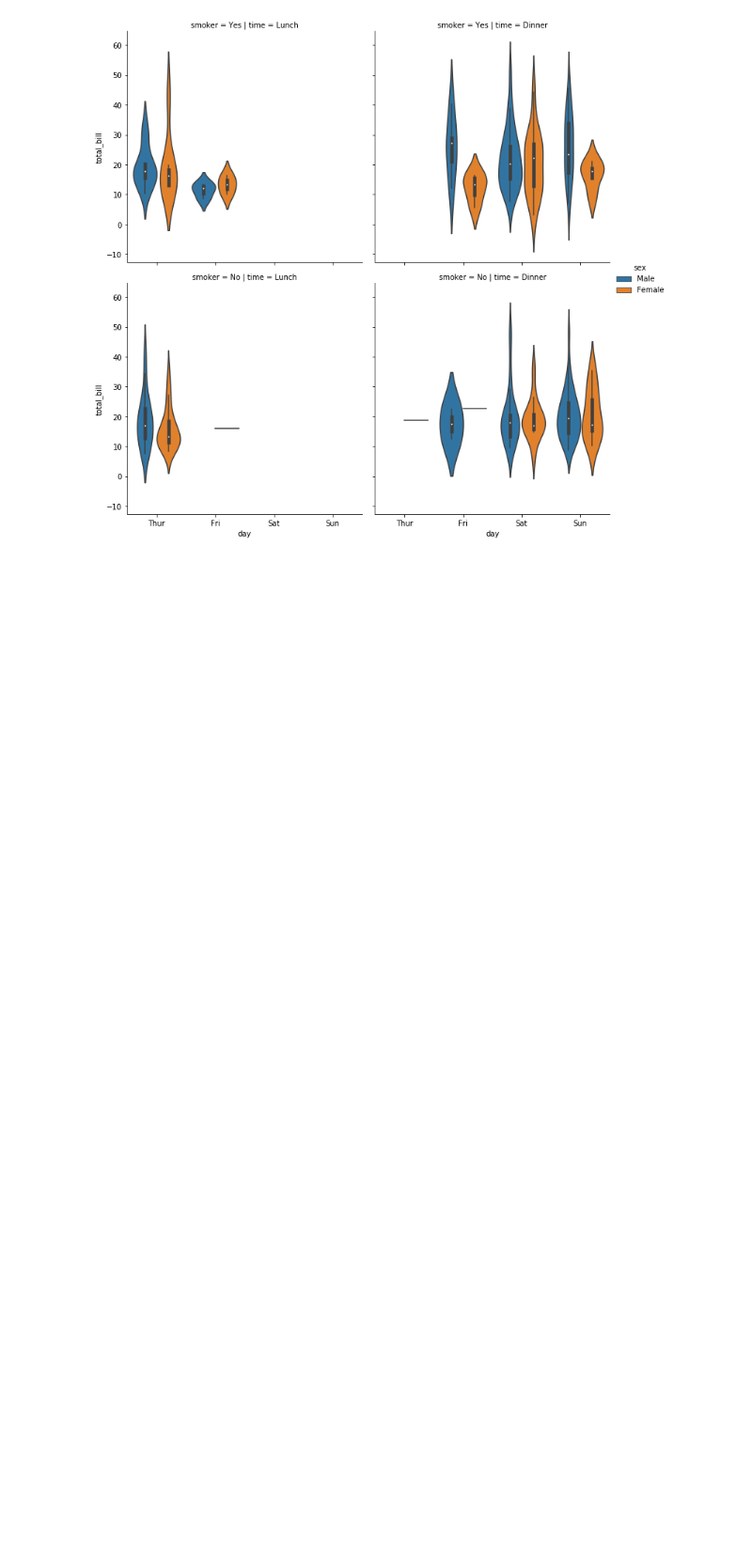
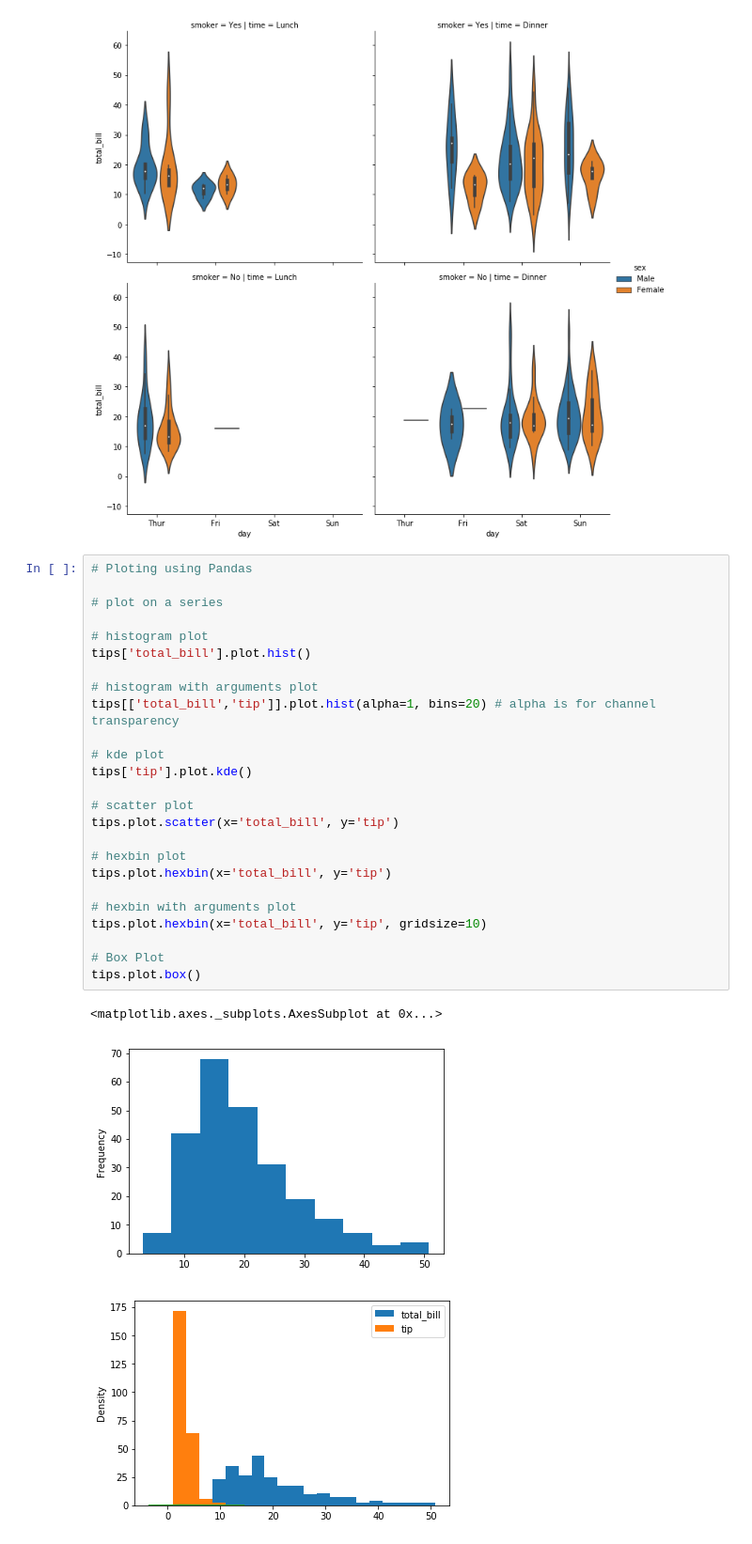
Before and after one commit to MohammadAliAfsahi/Python_Pandas_Library, a Jupyter notebook: Panadas.ipynb, the cells around one changed output. Shown: that part at 94% size. Drawn from its saved outputs; the diff is of its cells as text; blank space fills up the shorter version.

```diff
--- a/Panadas.ipynb
+++ b/Panadas.ipynb
@@ -737,3 +729,32 @@ sns.factorplot(x='day', y='total_bill', hue='sex', data=tips, row='smoker', col=
 [figure]
 [figure]
 [figure]
+# %%
+# Ploting using Pandas
+
+# plot on a series
+
+# histogram plot
+tips['total_bill'].plot.hist()
+
+# histogram with arguments plot
+tips[['total_bill','tip']].plot.hist(alpha=1, bins=20) # alpha is for channel transparency
+
+# kde plot
+tips['tip'].plot.kde()
+
+# scatter plot
+tips.plot.scatter(x='total_bill', y='tip')
+
+# hexbin plot
+tips.plot.hexbin(x='total_bill', y='tip')
+
+# hexbin with arguments plot
+tips.plot.hexbin(x='total_bill', y='tip', gridsize=10)
+
+# Box Plot
+tips.plot.box()
+# %% [output]
+<matplotlib.axes._subplots.AxesSubplot at 0x...>
+[figure, added]
+[figure, added]
```
Also changed, not shown: parts of 12 cells of this notebook.
